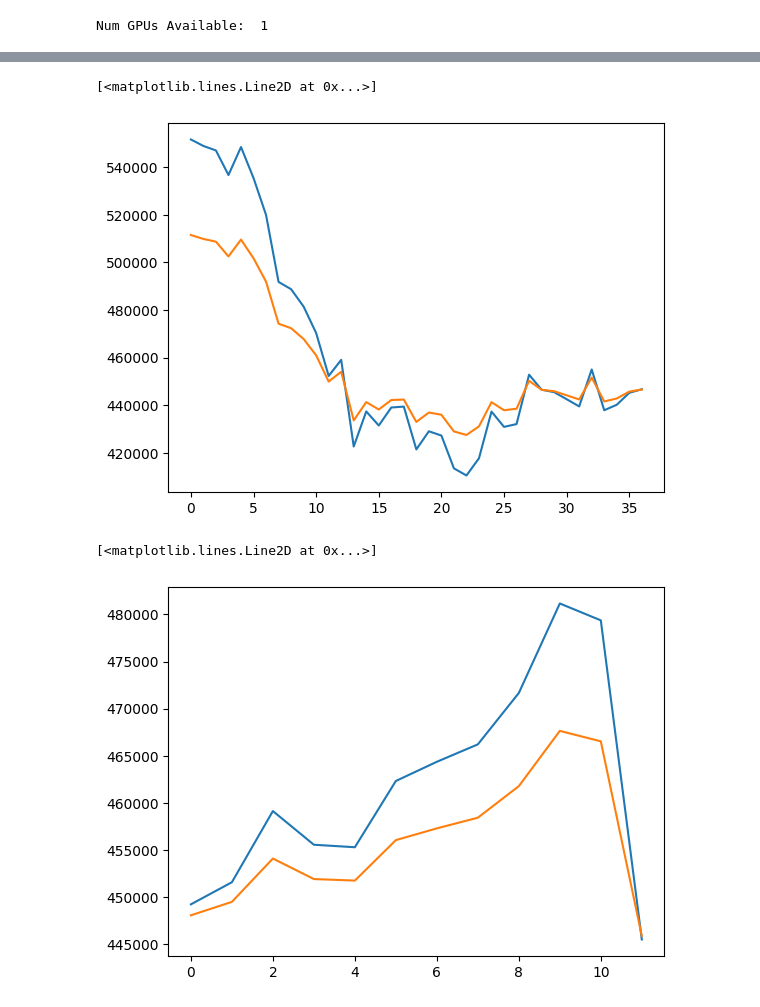
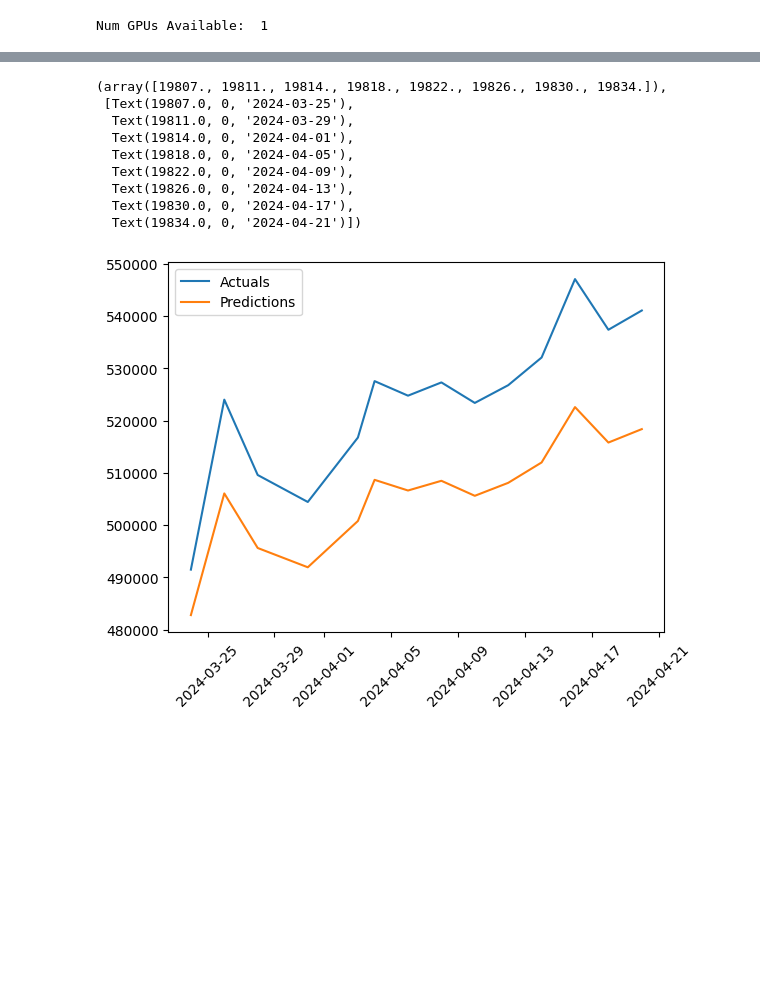
Before and after one commit to kunalmehta14/Learning_ML_Fundamentals, a Jupyter notebook: JupyterNotebooks/LSTM-TimeSeriesData.ipynb, the cells around one changed output, grey strips where cells are left out. Cells and saved outputs as stored; diff of their text form; code cells hidden in the pictures; blank space fills up the shorter version.

Commit message:
Updated LSTM notebook

```diff
--- a/JupyterNotebooks/LSTM-TimeSeriesData.ipynb
+++ b/JupyterNotebooks/LSTM-TimeSeriesData.ipynb
@@ -71,9 +85,9 @@ X_scaled.shape, Y_scaled.shape
 # %%
 sixty_percent = round(Y_scaled.size*0.6)
 eighty_percent = round(Y_scaled.size*0.8)
-x_train, y_train = X_scaled[:sixty_percent], Y_scaled[:sixty_percent]
-x_valid, y_valid = X_scaled[sixty_percent:eighty_percent], Y_scaled[sixty_percent:eighty_percent]
-x_test, y_test = X_scaled[eighty_percent:], Y_scaled[eighty_percent:]
+x_train, y_train, train_dates = X_scaled[:sixty_percent], Y_scaled[:sixty_percent], dates[:sixty_percent]
+x_valid, y_valid, valid_dates = X_scaled[sixty_percent:eighty_percent], Y_scaled[sixty_percent:eighty_percent], dates[sixty_percent:eighty_percent]
+x_test, y_test, test_dates = X_scaled[eighty_percent:], Y_scaled[eighty_percent:], dates[eighty_percent:]
 
 x_train.shape, y_train.shape, x_valid.shape, y_valid.shape, x_test.shape, y_test.shape
 # %% [output]
@@ -92,9 +119,9 @@ from tensorflow.keras.losses import MeanSquaredError
 from tensorflow.keras.metrics import RootMeanSquaredError
 from tensorflow.keras.optimizers import Adam
 
-def train_model(x_train, y_train, lstm_num_nodes, dropout, num_nodes, learning_rate, batch_size, epochs):
+def train_model(x_train, y_train, window_size, lstm_num_nodes, dropout, num_nodes, learning_rate, batch_size, epochs):
     model = Sequential()
-    model.add(InputLayer((5, 1)))
+    model.add(InputLayer((window_size, 1)))
     model.add(LSTM(lstm_num_nodes, return_sequences=True, dropout=dropout))
     model.add(Dense(num_nodes, 'relu'))
     model.add(Dense(1, 'linear'))
@@ -160,4 +160,3 @@ def plot_history(history):
 # %%
-model, history = train_model(x_train, y_train, 128, 0,
-                                         64, 0.001, 4, 20)
+model, history = train_model(x_train, y_train, WINDOW_SIZE, 128, 0, 8, 0.001, 4, 60)
 # %% [output]
@@ -241,5 +259,5 @@ test_predict_result = scaler.inverse_transform(test_predict_reshape)
 y_test_reshape = y_test.reshape(1, -1)
 y_test_result = scaler.inverse_transform(y_test_reshape)
 test_results = pd.DataFrame(data={'Test Predictions':test_predict_result.flatten(), 'Actuals':y_test_result.flatten()})
-test_results
+test_results.index = pd.to_datetime(test_dates, format='%Y-%m')
 # %% [output]
@@ -260,14 +265,16 @@ test_results
 # %%
-plt.plot(train_results['Actuals'])
-plt.plot(train_results['Train Predictions'])
+plt.plot(test_results['Actuals'])
+plt.plot(test_results['Test Predictions'])
+plt.legend(['Actuals', 'Predictions'])
+plt.xticks(rotation=45)
 # %% [output]
-[<matplotlib.lines.Line2D at 0x...>]
+(array([19807., 19811., 19814., 19818., 19822., 19826., 19830., 19834.]),
+ [Text(19807.0, 0, '2024-03-25'),
+  Text(19811.0, 0, '2024-03-29'),
+  Text(19814.0, 0, '2024-04-01'),
+  Text(19818.0, 0, '2024-04-05'),
+  Text(19822.0, 0, '2024-04-09'),
+  Text(19826.0, 0, '2024-04-13'),
+  Text(19830.0, 0, '2024-04-17'),
+  Text(19834.0, 0, '2024-04-21')])
-[figure, old version]
+[figure, new version]
-# %%
-import matplotlib.pyplot as plt
-
-plt.plot(valid_results['Actuals'])
-plt.plot(valid_results['Valid Predictions'])
-# %% [output]
-[<matplotlib.lines.Line2D at 0x...>]
-[figure, removed]
```
Also changed, not shown: parts of 34 cells of this notebook, 5 other files.
